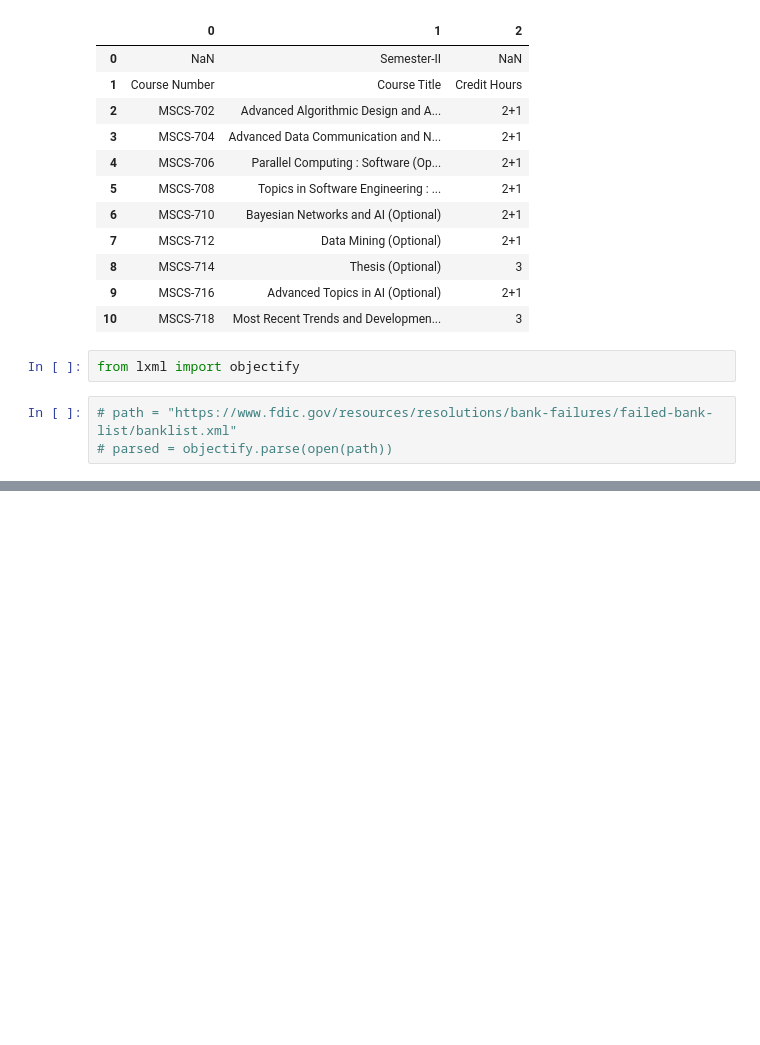
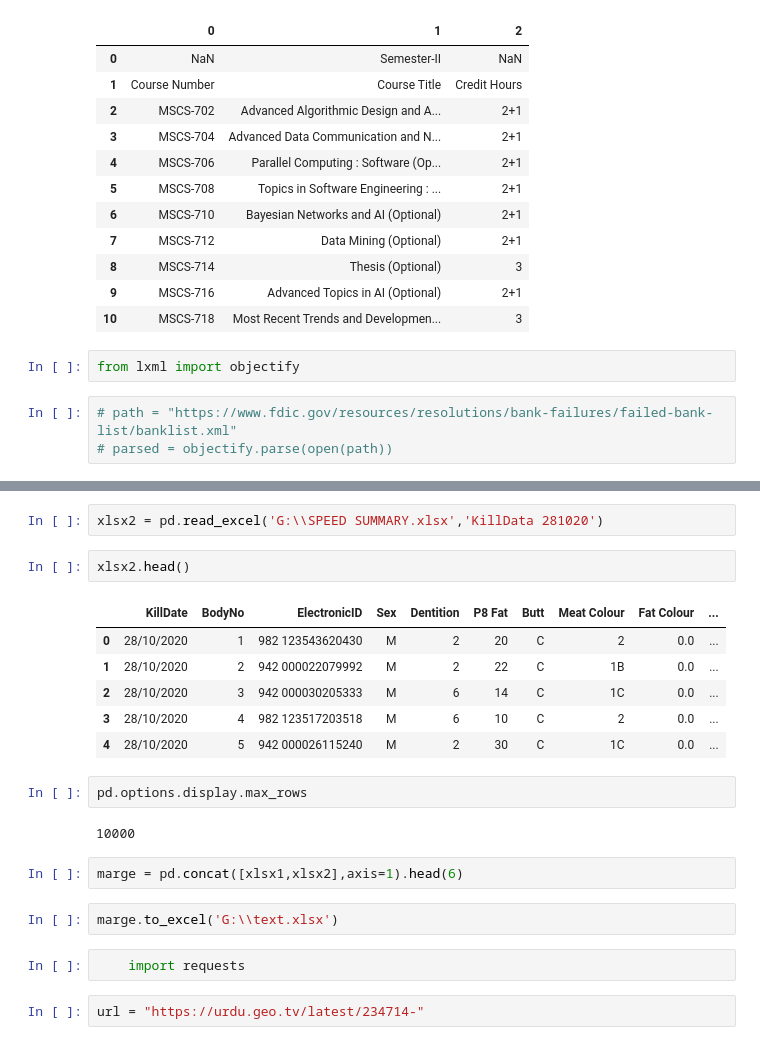
Before and after one commit to Iswaqasahmed/Pandas, a Jupyter notebook: Data Loading.ipynb, the cells around one changed output, grey strips where cells are left out. Drawn from its saved outputs; the diff is of its cells as text; blank space fills up the shorter version.

Commit message:
marge of two excel file

```diff
--- a/Data Loading.ipynb
+++ b/Data Loading.ipynb
@@ -231,0 +236,23 @@ from lxml import objectify
+# %%
+xlsx2 = pd.read_excel('G:\\SPEED SUMMARY.xlsx','KillData 281020')
+# %%
+xlsx2.head()
+# %% [output]
+|  | KillDate | BodyNo | ElectronicID | Sex | Dentition | P8 Fat | Butt | Meat Colour | Fat Colour | ... |
+| 0 | 28/10/2020 | 1 | 982 123543620430 | M | 2 | 20 | C | 2 | 0.0 | ... |
+| 1 | 28/10/2020 | 2 | 942 000022079992 | M | 2 | 22 | C | 1B | 0.0 | ... |
+| 2 | 28/10/2020 | 3 | 942 000030205333 | M | 6 | 14 | C | 1C | 0.0 | ... |
+| 3 | 28/10/2020 | 4 | 982 123517203518 | M | 6 | 10 | C | 2 | 0.0 | ... |
+| 4 | 28/10/2020 | 5 | 942 000026115240 | M | 2 | 30 | C | 1C | 0.0 | ... |
+# %%
+pd.options.display.max_rows
+# %% [output]
+10000
+# %%
+marge = pd.concat([xlsx1,xlsx2],axis=1).head(6)
+# %%
+marge.to_excel('G:\\text.xlsx')
+# %%
+    import requests
+# %%
+url = "https://urdu.geo.tv/latest/234714-"
```
Also changed, not shown: parts of 5 cells of this notebook.
